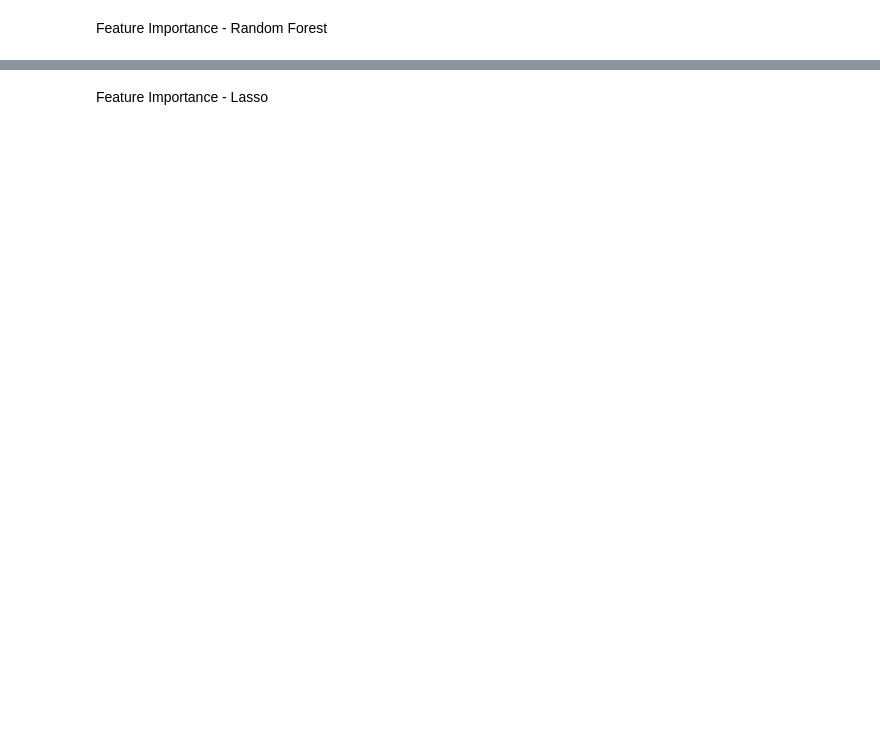
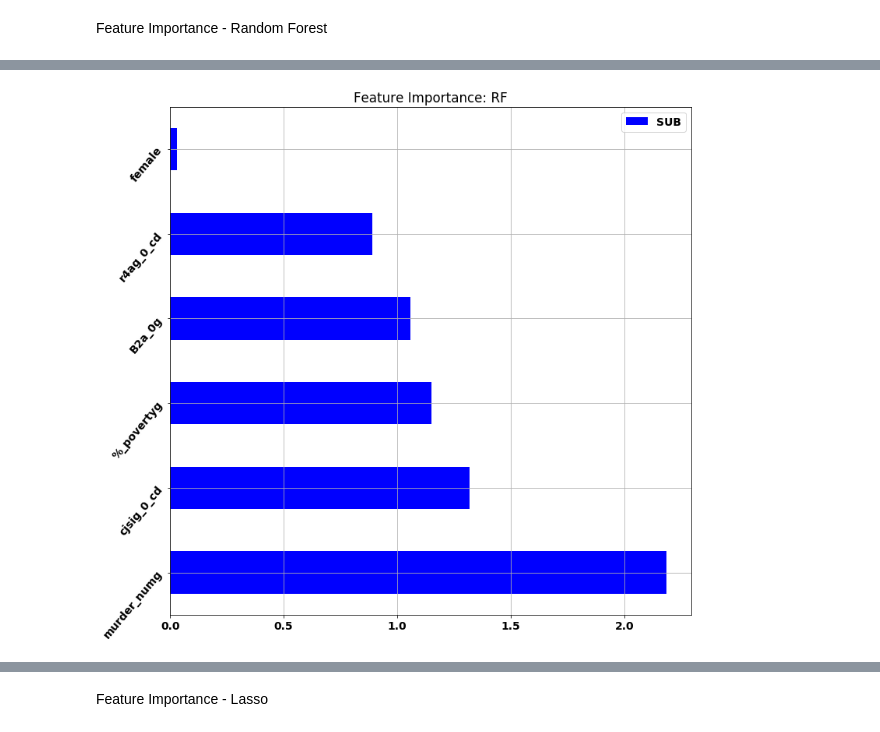
Before and after one commit to prathikr/Substance-Abuse-CAIS, a Jupyter notebook: scripts/survival_analysis.ipynb, the cells around one changed output, grey strips where cells are left out. Saved outputs shown, nothing was run; the diff lists cells and outputs as text; code cells hidden in the pictures; blank space fills up the shorter version.

```diff
--- a/scripts/survival_analysis.ipynb
+++ b/scripts/survival_analysis.ipynb
@@ -348,15 +497,17 @@ fig.savefig('../graphs/feature_importance.png', bbox_inches='tight')
 # %%
 # feature importance for rf across all ages
-feature_importance_sub = pd.DataFrame({'SUB': top10_feature_importance_rf['SUB'].tolist()},
-                  index=top10_feature_importance_rf['Feature'].tolist())
+feature_importance_sub = pd.DataFrame({'SUB': feature_importance_rf['SUB'].tolist()},
+                  index=feature_importance_rf['Feature'].tolist())
 feature_importance_sub = feature_importance_sub[feature_importance_sub.SUB != 0]
 # John asked to sort this graph by MILD
 feature_importance_sub.sort_values(by=['SUB'], ascending=False, inplace=True)
 ax = feature_importance_sub.plot.barh(rot=50, figsize=(12, 12), color='blue')
 ax.grid()
 ax.set_title('Feature Importance: RF')
 fig = ax.get_figure()
 
 fig.savefig('../graphs/feature_importance_sub.png', bbox_inches='tight')
+# %% [output]
+[figure, added]
 # %%
 # feature importance for rf across all ages
```
Also changed, not shown: parts of 34 cells of this notebook, 18 other files.
